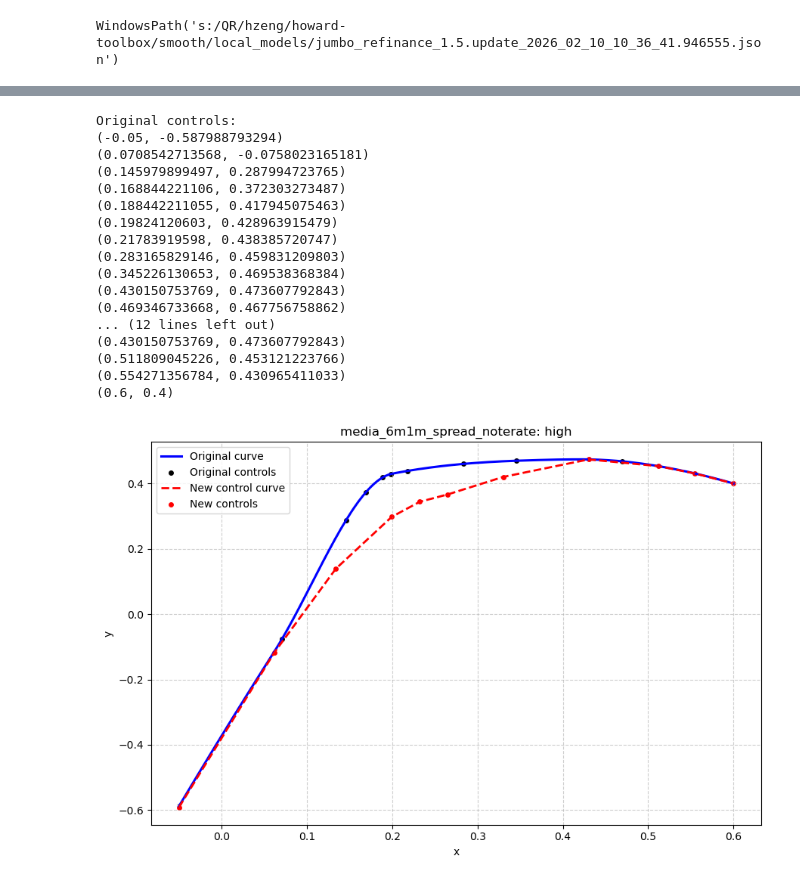
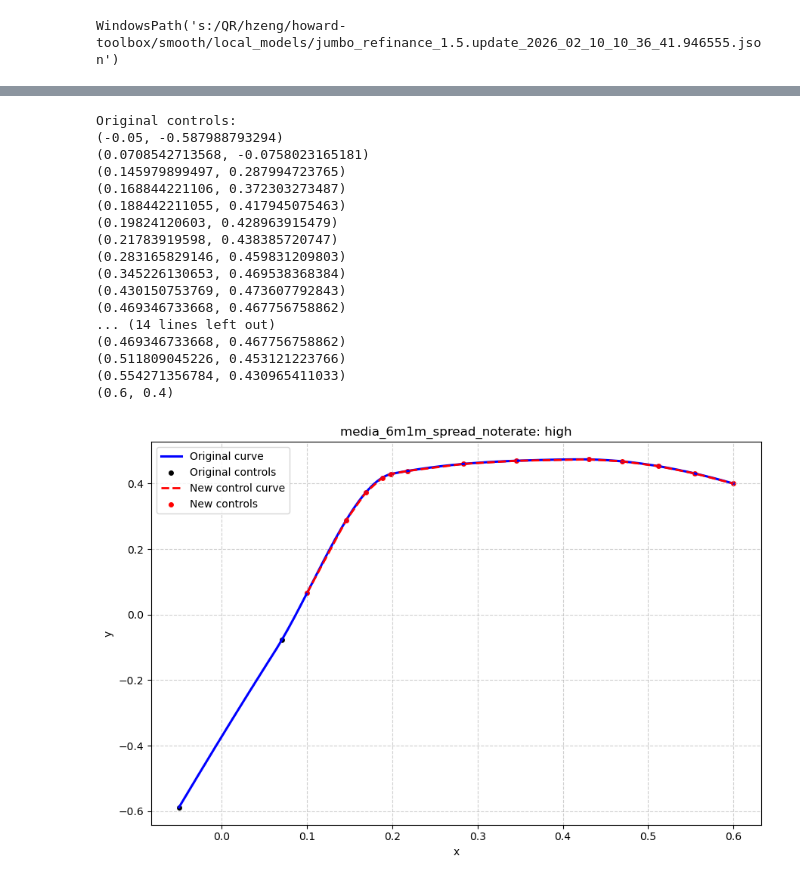
Before and after one commit to howie-zeng/howard-toolbox, a Jupyter notebook: smooth/smooth_edit_v2.ipynb, the cells around one changed output, grey strips where cells are left out. Drawn from its saved outputs; the diff is of its cells as text; code cells hidden in the pictures.

```diff
--- a/smooth/smooth_edit_v2.ipynb
+++ b/smooth/smooth_edit_v2.ipynb
@@ -8,9 +8,13 @@ The N-drive model is treated as a read-only source. On first run the notebook co
 from __future__ import annotations
 
 import copy
+import importlib
 from pathlib import Path
 
 import matplotlib.pyplot as plt
+import smooth_utils
+
+importlib.reload(smooth_utils)
 
 from smooth_utils import (
     curve_to_df,
@@ -19,6 +23,8 @@ from smooth_utils import (
     extract_control_points,
     find_curve,
     list_curves,
+    plot_curve,
+    plot_model_curves,
     read_model_json,
     rebuild_curve,
     update_curve,
@@ -26,7 +32,7 @@ from smooth_utils import (
 )
 
 SOURCE_MODEL_PATH = Path(
-    r"N:\DevSimData\LMSimData_Jay\data\JUMBO2\ModelFiles\1.8.1\jumbo_refinance_1.5.update_2026_02_10_10_36_41.946555.json"
+    r"C:\Git\LMSimData\data\JUMBO2\ModelFiles\1.8.1\original\jumbo_refinance_1.5.update_2026_02_10_10_36_41.946555.json"
 )
 LOCAL_MODELS_DIR = Path(r"s:\QR\hzeng\howard-toolbox\smooth\local_models")
 LOCAL_MODEL_PATH = LOCAL_MODELS_DIR / SOURCE_MODEL_PATH.name
@@ -77,14 +99,16 @@ original_controls = extract_control_points(
 )
 
 new_controls = [
-    (-0.05, -0.591562526305621),
-    (0.0616161616161616, -0.118383621895888),
-    (0.133838383838384, 0.138812669218781),
-    (0.19949494949495, 0.297904819789391),
-    (0.232323232323232, 0.343965748349365),
-    (0.265151515151515, 0.366506356824311),
-    (0.33, 0.42),
+    (0.100251, 0.066558),
+    (0.145979899497, 0.287994723765),
+    (0.168844221106, 0.372303273487),
+    (0.188442211055, 0.417945075463),
+    (0.19824120603, 0.428963915479),
+    (0.21783919598, 0.438385720747),
+    (0.283165829146, 0.459831209803),
+    (0.345226130653, 0.469538368384),
     (0.430150753769, 0.473607792843),
+    (0.469346733668, 0.467756758862),
     (0.511809045226, 0.453121223766),
     (0.554271356784, 0.430965411033),
     (0.6, 0.4)
@@ -102,36 +126,36 @@ for point in new_controls:
     print(point)
 
 plt.figure(figsize=(9, 6))
 plt.plot(df_original["x"], df_original["y"], color="blue", linewidth=2.2, label="Original curve")
 plt.scatter(*zip(*original_controls), c="black", edgecolor="white", label="Original controls")
 plt.plot(*zip(*new_controls), "--", color="red", linewidth=2, label="New control curve")
 plt.scatter(*zip(*new_controls), c="red", edgecolor="white", label="New controls")
 plt.title(f"{CURVE_NAME}: {SELECTOR_VALUE}")
 plt.xlabel("x")
 plt.ylabel("y")
 plt.legend()
 plt.grid(True, linestyle="--", alpha=0.6)
 plt.tight_layout()
 plt.show()
 # %% [output]
 Original controls:
 (-0.05, -0.587988793294)
 (0.0708542713568, -0.0758023165181)
 (0.145979899497, 0.287994723765)
 (0.168844221106, 0.372303273487)
 (0.188442211055, 0.417945075463)
 (0.19824120603, 0.428963915479)
 (0.21783919598, 0.438385720747)
 (0.283165829146, 0.459831209803)
 (0.345226130653, 0.469538368384)
 (0.430150753769, 0.473607792843)
 (0.469346733668, 0.467756758862)
-... (12 lines left out)
-(0.430150753769, 0.473607792843)
+... (14 lines left out)
+(0.469346733668, 0.467756758862)
 (0.511809045226, 0.453121223766)
 (0.554271356784, 0.430965411033)
 (0.6, 0.4)
-[figure, old version]
+[figure, new version]
 # %%
 # Edit `control_points` to reshape the curve, then rerun this cell.
 control_points = controls
```
Also changed, not shown: parts of 5 cells of this notebook, 28 other files.
